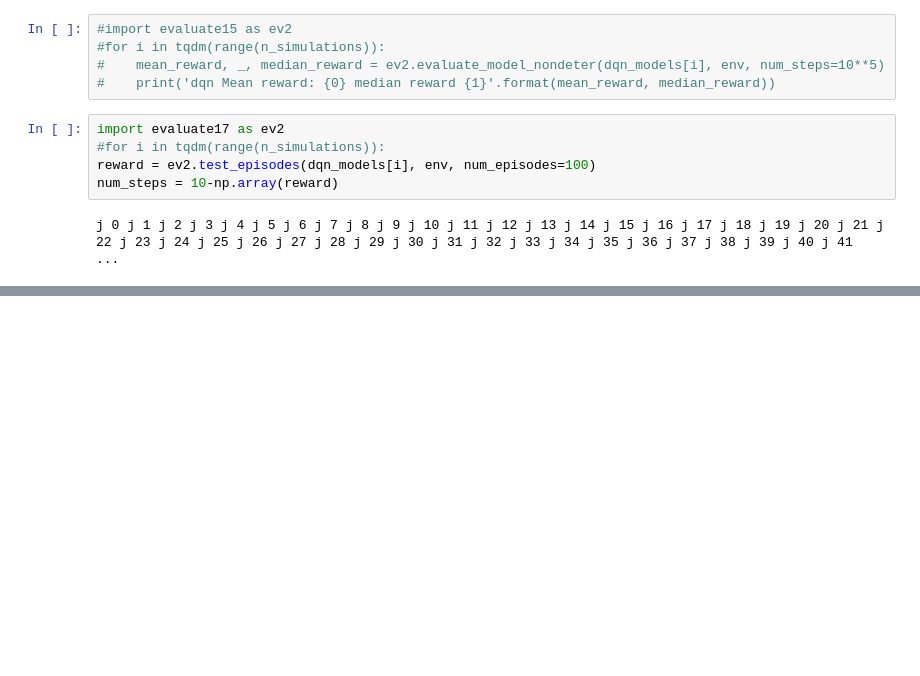
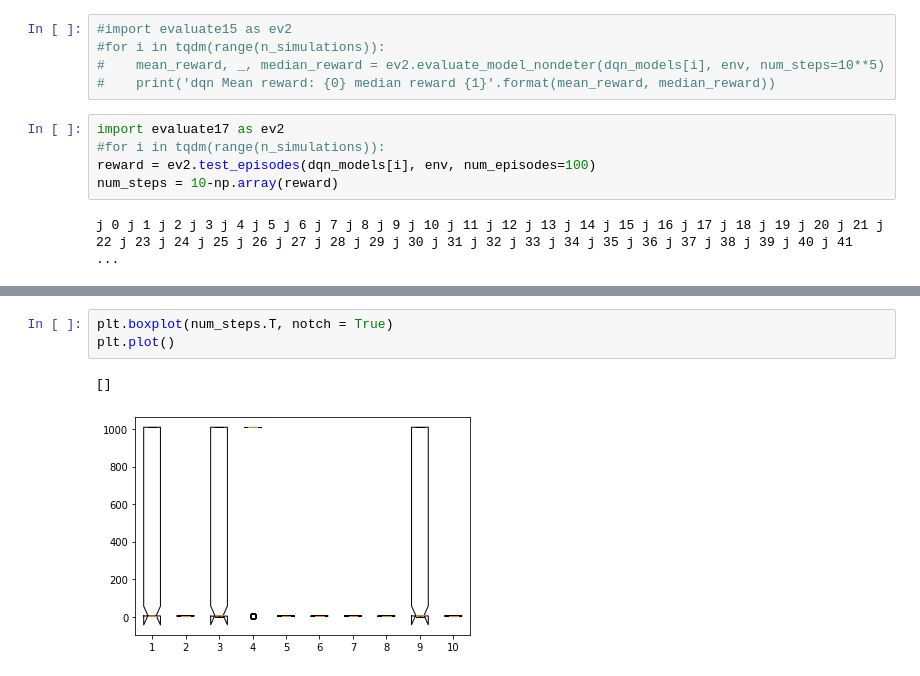
Before and after one commit to FMZennaro/CTF-SQL, a Jupyter notebook: Simulation2_1 - Analysis.ipynb, the cells around one changed output, grey strips where cells are left out. Cells and saved outputs as stored; diff of their text form; blank space fills up the shorter version.

```diff
--- a/Simulation2_1 - Analysis.ipynb
+++ b/Simulation2_1 - Analysis.ipynb
@@ -111,0 +148,6 @@ plt.legend()
+# %%
+plt.boxplot(num_steps.T, notch = True)
+plt.plot()
+# %% [output]
+[]
+[figure, added]
```
Also changed, not shown: parts of 10 cells of this notebook, 6 other files.
